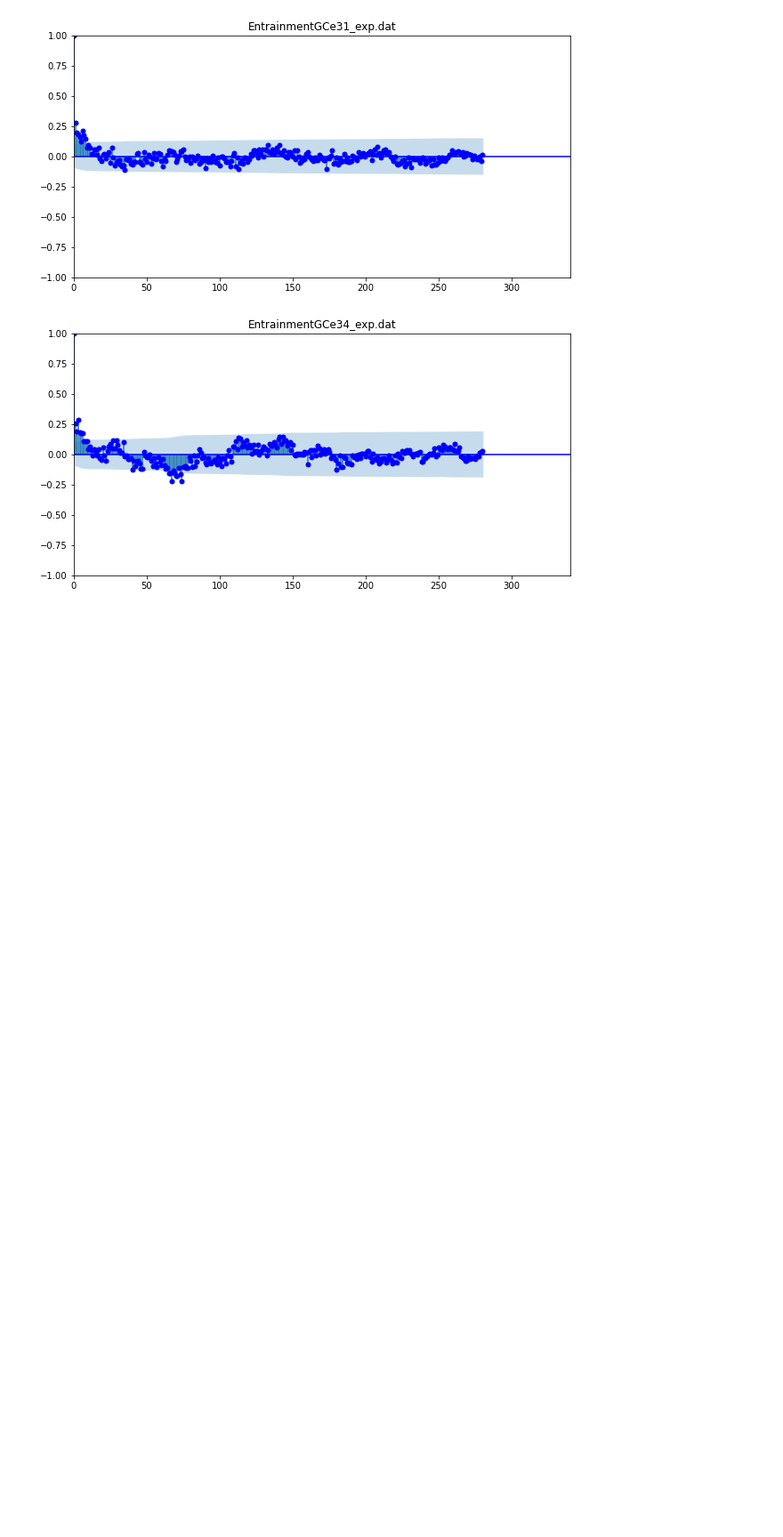
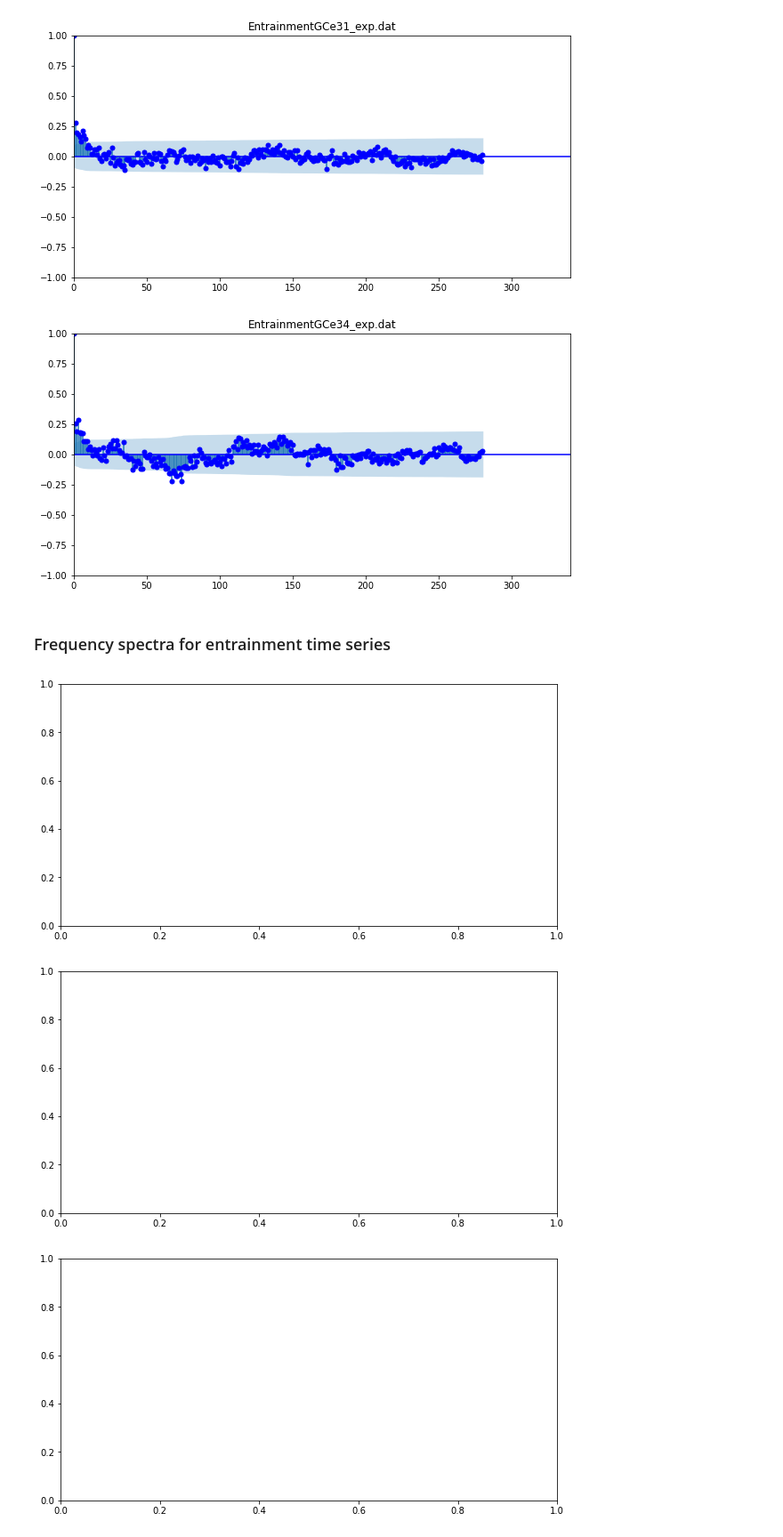
Before and after one commit to anakarinarm/GravityCurrent, a Jupyter notebook: paper_correcciones/pressure_timeseries_analysis.ipynb, the cells around one changed output. Shown at 89% size. Cells and saved outputs as stored; diff of their text form; code cells hidden in the pictures; blank space fills up the shorter version.

```diff
--- a/paper_correcciones/pressure_timeseries_analysis.ipynb
+++ b/paper_correcciones/pressure_timeseries_analysis.ipynb
@@ -157,3 +179,21 @@ for exp, ii in zip(exps, range(len(exps))):
 [figure]
 [figure]
 [figure]
+# %% [markdown]
+### Frequency spectra for entrainment time series
+# %%
+exps = ['24','25','28','29liso','31','34']
+#samp_freq =  # Oops, I need the time associated to E to define this
+
+for exp, ii in zip(exps, range(len(exps))):
+
+    filename = ('EntrainmentGCe%s_exp.dat' %exp)
+    df = pd.read_csv(filename, sep='\t', names=['E'], na_values='NaN')
+    samp_freq = 1/(8/np.shape(df.E)[0])
+    freq, psd = signal.periodogram(df.E[:], samp_freq, detrend='constant')
+    fig, (ax) = plt.subplots(1,1,figsize=(10,5), sharex=True)
+    plt.show()
+# %% [output]
+[figure, added]
+[figure, added]
+[figure, added]
```
Also changed, not shown: parts of 5 cells of this notebook.
